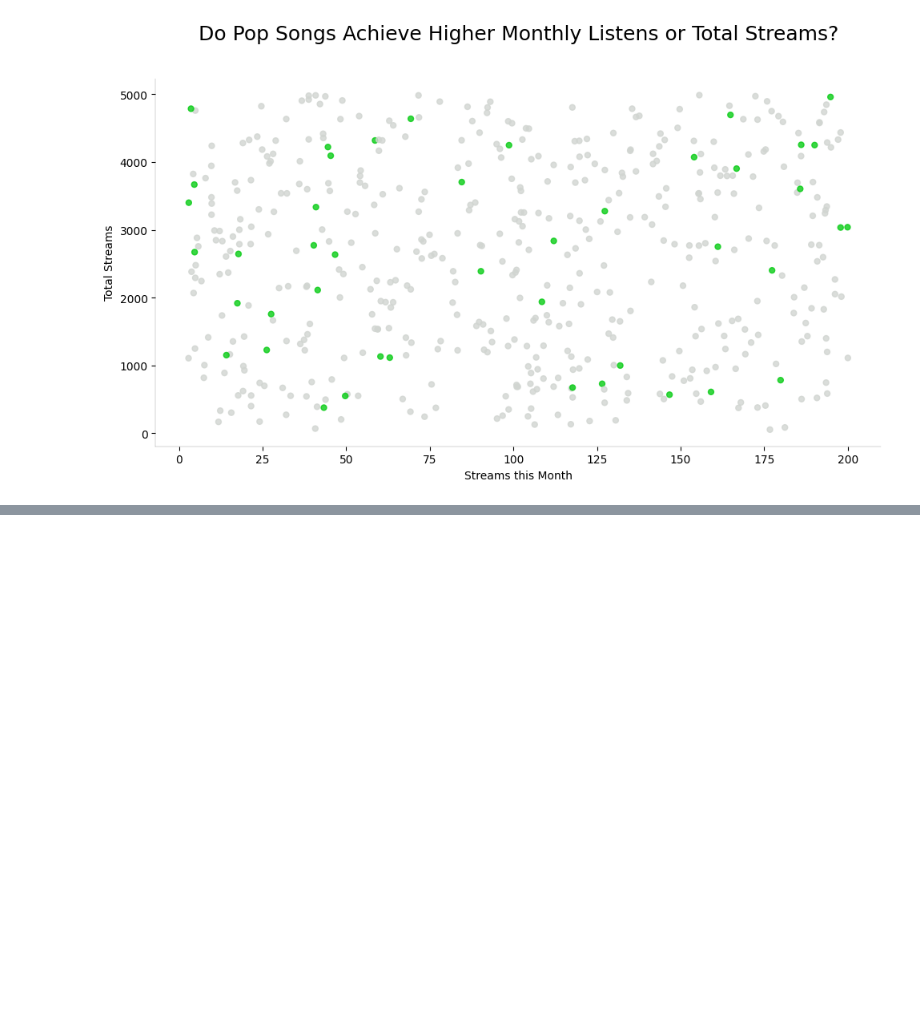
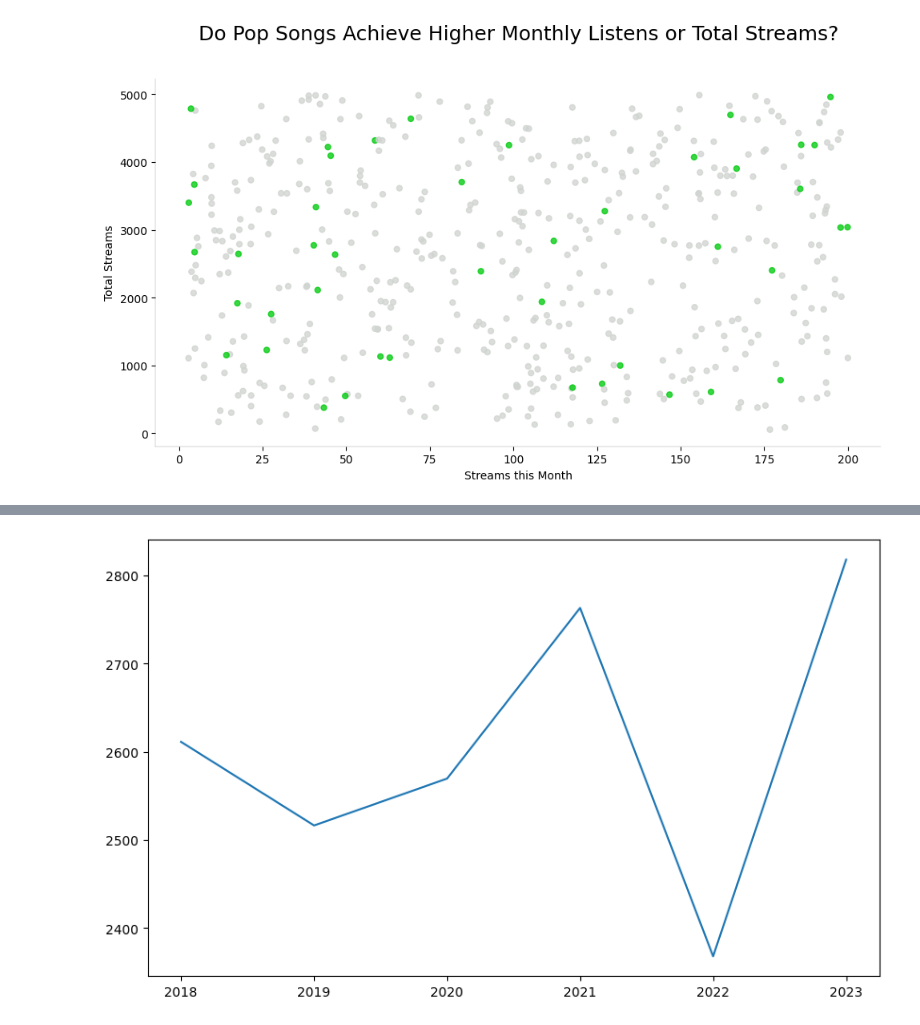
Before and after one commit to tmiller0335/Mod_2, a Jupyter notebook: Week_2/learning_plots_TaylorTackett/notebooks/visualization_practice.ipynb, the cells around one changed output, grey strips where cells are left out. Drawn from its saved outputs; the diff is of its cells as text; code cells hidden in the pictures; blank space fills up the shorter version.

Commit message:
added line chart

```diff
--- a/Week_2/learning_plots_TaylorTackett/notebooks/visualization_practice.ipynb
+++ b/Week_2/learning_plots_TaylorTackett/notebooks/visualization_practice.ipynb
@@ -291,0 +294,3 @@ plt.show()
+# %%
+yearly_avg = spotify_df.groupby("Release Year")["Total Streams (Millions)"].mean().round(2)
+yearly_avg
@@ -291,0 +306,6 @@ plt.show()
+# %%
+plt.figure(figsize=(10,6))
+plt.plot(yearly_avg.index, yearly_avg.values)
+plt.show()
+# %% [output]
+[figure, added]
```
Also changed, not shown: parts of 3 cells of this notebook.
